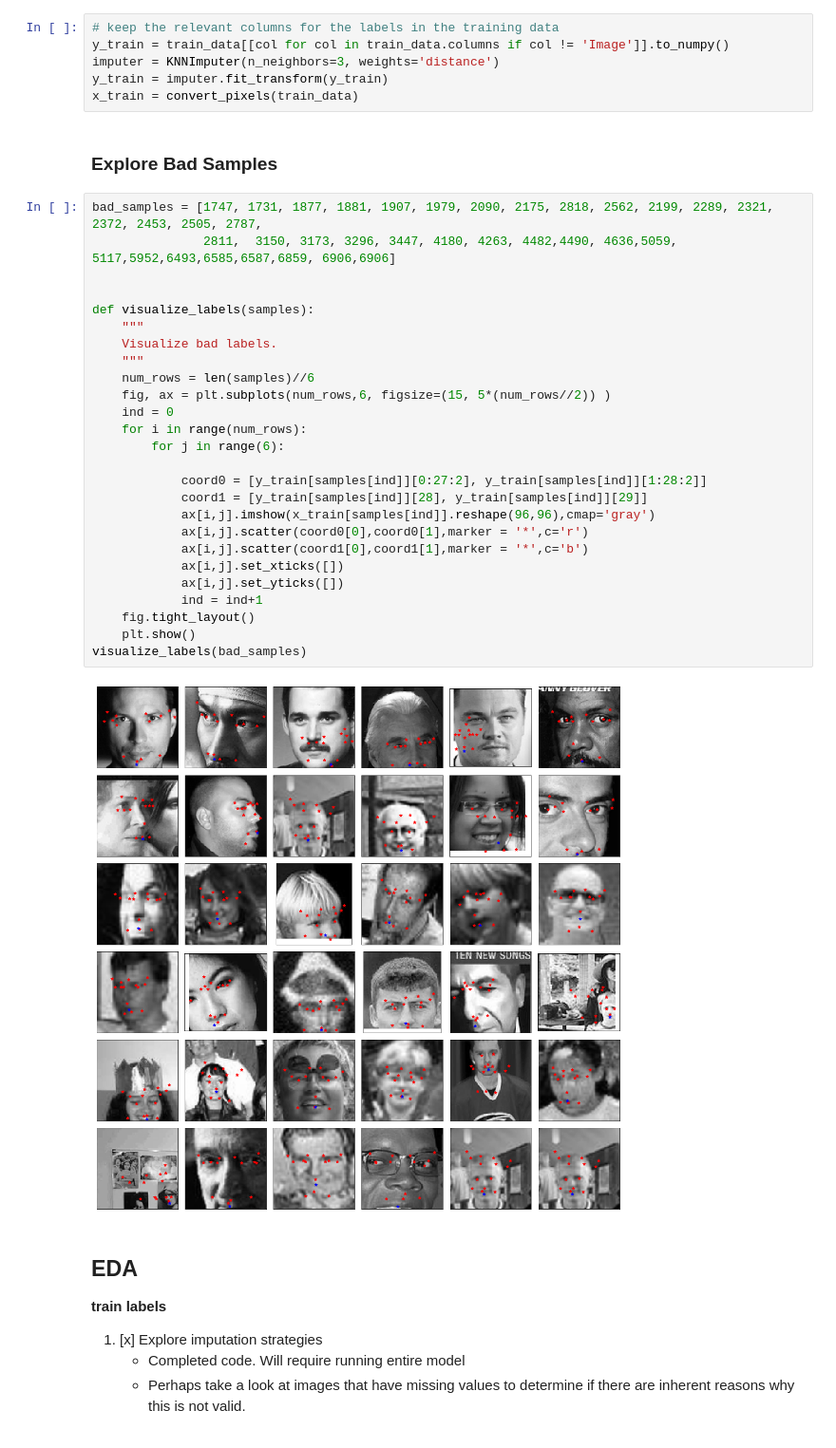
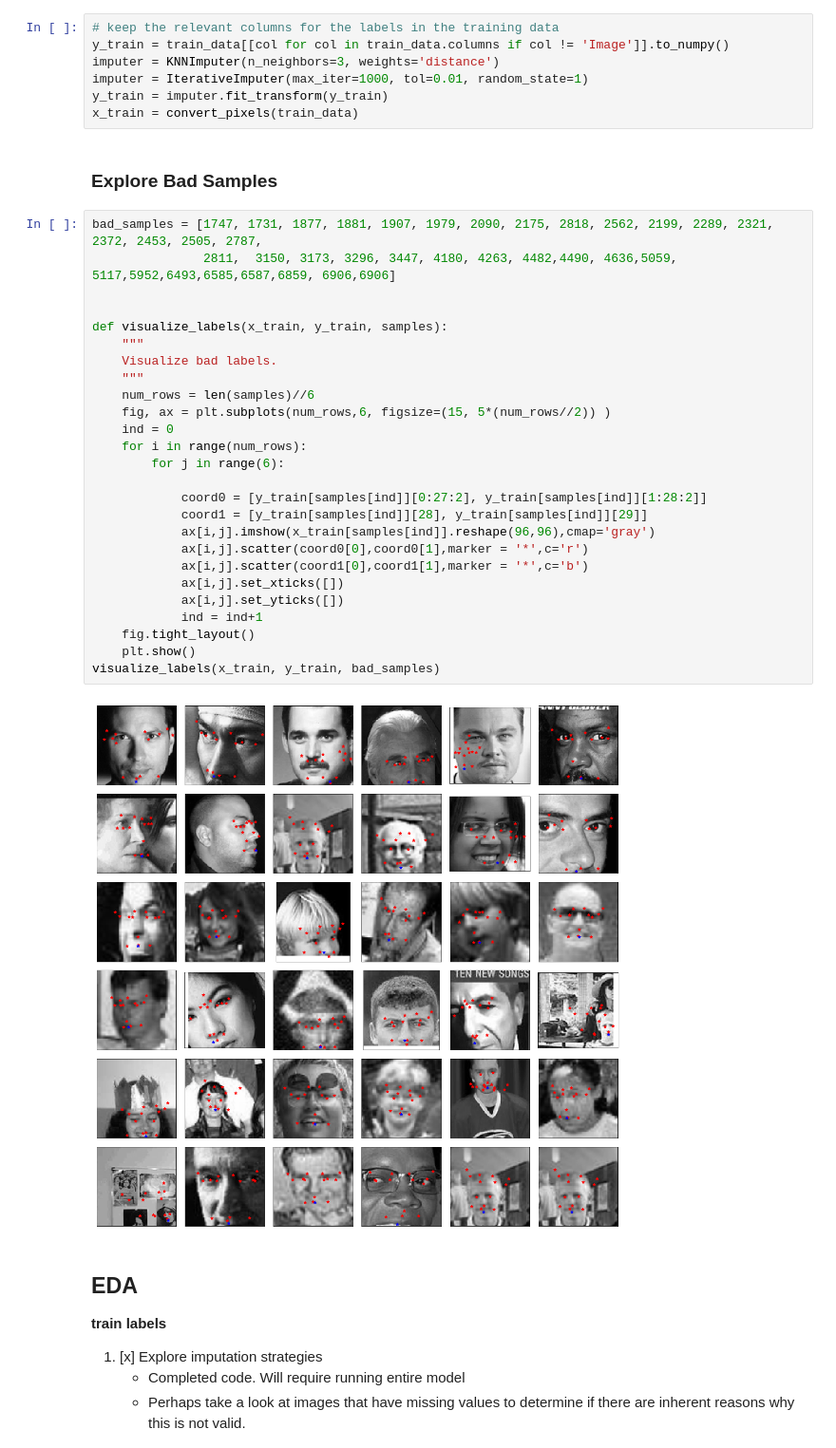
Before and after one commit to MadhuAtBerkeley/w207_Project, a Jupyter notebook: source/w207_eda.ipynb, the cells around one changed output. Shown at 95% size. Saved outputs shown, nothing was run; the diff lists cells and outputs as text.

```diff
--- a/source/w207_eda.ipynb
+++ b/source/w207_eda.ipynb
@@ -73,6 +73,7 @@ Train set:(7049, 31), Test set:(1783, 2)
 # keep the relevant columns for the labels in the training data
 y_train = train_data[[col for col in train_data.columns if col != 'Image']].to_numpy()
 imputer = KNNImputer(n_neighbors=3, weights='distance')
+imputer = IterativeImputer(max_iter=1000, tol=0.01, random_state=1)
 y_train = imputer.fit_transform(y_train)
 x_train = convert_pixels(train_data)
 # %% [markdown]
@@ -80,31 +81,31 @@ x_train = convert_pixels(train_data)
 # %%
 bad_samples = [1747, 1731, 1877, 1881, 1907, 1979, 2090, 2175, 2818, 2562, 2199, 2289, 2321, 2372, 2453, 2505, 2787,
                2811,  3150, 3173, 3296, 3447, 4180, 4263, 4482,4490, 4636,5059, 5117,5952,6493,6585,6587,6859, 6906,6906]
 
 
-def visualize_labels(samples):
+def visualize_labels(x_train, y_train, samples):
     """
     Visualize bad labels.
     """
     num_rows = len(samples)//6
     fig, ax = plt.subplots(num_rows,6, figsize=(15, 5*(num_rows//2)) )
     ind = 0
     for i in range(num_rows):
         for j in range(6):
 
             coord0 = [y_train[samples[ind]][0:27:2], y_train[samples[ind]][1:28:2]]
             coord1 = [y_train[samples[ind]][28], y_train[samples[ind]][29]]
             ax[i,j].imshow(x_train[samples[ind]].reshape(96,96),cmap='gray')
             ax[i,j].scatter(coord0[0],coord0[1],marker = '*',c='r')
             ax[i,j].scatter(coord1[0],coord1[1],marker = '*',c='b')
             ax[i,j].set_xticks([])
             ax[i,j].set_yticks([])
             ind = ind+1
     fig.tight_layout()
     plt.show()
-visualize_labels(bad_samples)
+visualize_labels(x_train, y_train, bad_samples)
 # %% [output]
-[figure, old version]
+[figure, new version]
 # %% [markdown]
 ## EDA
 **train labels**
```
Also changed, not shown: parts of 16 cells of this notebook.
